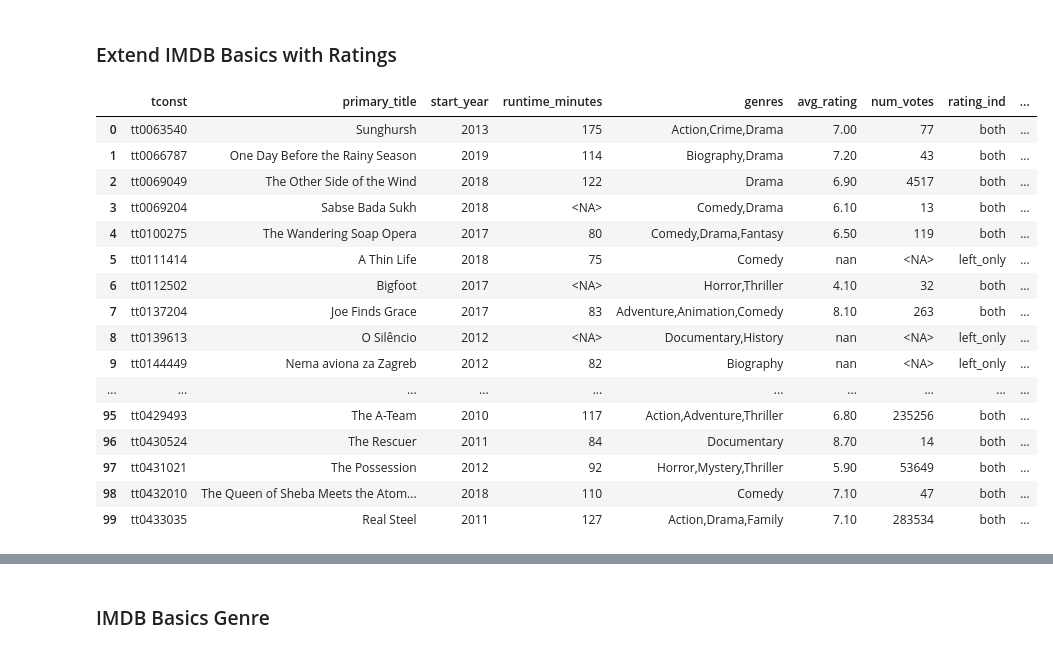
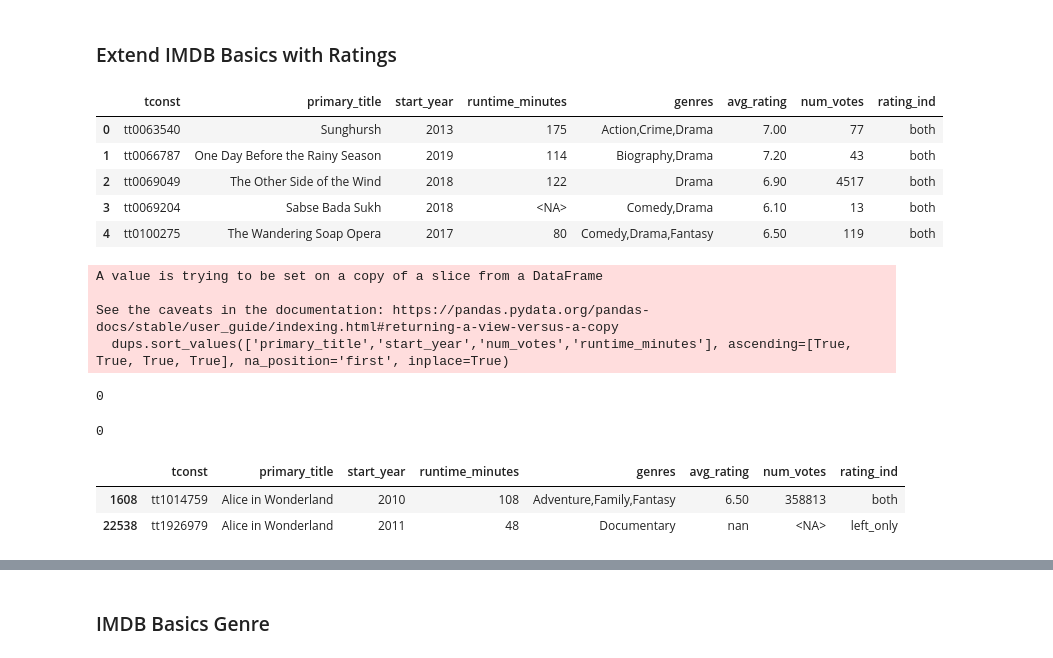
Before and after one commit to cutterback/movie-analysis-project, a Jupyter notebook: movie-analysis.ipynb, the cells around one changed output, grey strips where cells are left out. Saved outputs shown, nothing was run; the diff lists cells and outputs as text; code cells hidden in the pictures.

```diff
--- a/movie-analysis.ipynb
+++ b/movie-analysis.ipynb
@@ -232,29 +288,34 @@ Name: tn_ind, dtype: int64
 # %%
 # Create Movies DF - basics left join to ratings and bom
 movies = imdb_basics.merge(imdb_ratings, how='left', left_on='tconst', right_on='tconst', indicator='rating_ind')
 movies.drop(columns=['original_title'], inplace=True)
-
-movies = movies.merge(bom, how='left', left_on='primary_title', right_on='title', indicator='gross_ind')
-movies.drop(columns=['title','year'], inplace=True)
-
-movies['title_cnt'] = 1
-
-movies.head(100)
+movies.head()
 # %% [output]
-|  | tconst | primary_title | start_year | runtime_minutes | genres | avg_rating | num_votes | rating_ind | ... |
-| 0 | tt0063540 | Sunghursh | 2013 | 175 | Action,Crime,Drama | 7.00 | 77 | both | ... |
-| 1 | tt0066787 | One Day Before the Rainy Season | 2019 | 114 | Biography,Drama | 7.20 | 43 | both | ... |
-| 2 | tt0069049 | The Other Side of the Wind | 2018 | 122 | Drama | 6.90 | 4517 | both | ... |
-| 3 | tt0069204 | Sabse Bada Sukh | 2018 | <NA> | Comedy,Drama | 6.10 | 13 | both | ... |
-| 4 | tt0100275 | The Wandering Soap Opera | 2017 | 80 | Comedy,Drama,Fantasy | 6.50 | 119 | both | ... |
-| 5 | tt0111414 | A Thin Life | 2018 | 75 | Comedy | nan | <NA> | left_only | ... |
-| 6 | tt0112502 | Bigfoot | 2017 | <NA> | Horror,Thriller | 4.10 | 32 | both | ... |
-| 7 | tt0137204 | Joe Finds Grace | 2017 | 83 | Adventure,Animation,Comedy | 8.10 | 263 | both | ... |
-| 8 | tt0139613 | O Silêncio | 2012 | <NA> | Documentary,History | nan | <NA> | left_only | ... |
-| 9 | tt0144449 | Nema aviona za Zagreb | 2012 | 82 | Biography | nan | <NA> | left_only | ... |
-| ... | ... | ... | ... | ... | ... | ... | ... | ... | ... |
-| 95 | tt0429493 | The A-Team | 2010 | 117 | Action,Adventure,Thriller | 6.80 | 235256 | both | ... |
-| 96 | tt0430524 | The Rescuer | 2011 | 84 | Documentary | 8.70 | 14 | both | ... |
-| 97 | tt0431021 | The Possession | 2012 | 92 | Horror,Mystery,Thriller | 5.90 | 53649 | both | ... |
-| 98 | tt0432010 | The Queen of Sheba Meets the Atom... | 2018 | 110 | Comedy | 7.10 | 47 | both | ... |
-| 99 | tt0433035 | Real Steel | 2011 | 127 | Action,Drama,Family | 7.10 | 283534 | both | ... |
+|  | tconst | primary_title | start_year | runtime_minutes | genres | avg_rating | num_votes | rating_ind |
+| 0 | tt0063540 | Sunghursh | 2013 | 175 | Action,Crime,Drama | 7.00 | 77 | both |
+| 1 | tt0066787 | One Day Before the Rainy Season | 2019 | 114 | Biography,Drama | 7.20 | 43 | both |
+| 2 | tt0069049 | The Other Side of the Wind | 2018 | 122 | Drama | 6.90 | 4517 | both |
+| 3 | tt0069204 | Sabse Bada Sukh | 2018 | <NA> | Comedy,Drama | 6.10 | 13 | both |
+| 4 | tt0100275 | The Wandering Soap Opera | 2017 | 80 | Comedy,Drama,Fantasy | 6.50 | 119 | both |
+# %%
+#movies.duplicated(['primary_title','start_year'],keep=False).sum() #3942 dups
+dups = movies[movies.duplicated(subset=['primary_title','start_year'],keep=False)]
+dups.sort_values(['primary_title','start_year','num_votes','runtime_minutes'], ascending=[True, True, True, True], na_position='first', inplace=True)
+dups_remove = dups[dups.duplicated(subset=['primary_title','start_year'],keep='last') == True]
+#dups_keep = dups[dups.duplicated(subset=['primary_title','start_year'],keep='last') == False]
+movies.drop(dups_remove.index, inplace = True)
+
+#Validations
+display(dups_keep.duplicated(['primary_title','start_year'],keep=False).sum())
+display(movies.duplicated(['primary_title','start_year'], keep=False).sum()) #0 dups
+movies[movies['primary_title']=='Alice in Wonderland']
+# %% [output]
+A value is trying to be set on a copy of a slice from a DataFrame
+
+See the caveats in the documentation: https://pandas.pydata.org/pandas-docs/stable/user_guide/indexing.html#returning-a-view-versus-a-copy
+  dups.sort_values(['primary_title','start_year','num_votes','runtime_minutes'], ascending=[True, True, True, True], na_position='first', inplace=True)
+0
+0
+|  | tconst | primary_title | start_year | runtime_minutes | genres | avg_rating | num_votes | rating_ind |
+| 1608 | tt1014759 | Alice in Wonderland | 2010 | 108 | Adventure,Family,Fantasy | 6.50 | 358813 | both |
+| 22538 | tt1926979 | Alice in Wonderland | 2011 | 48 | Documentary | nan | <NA> | left_only |
```
Also changed, not shown: parts of 9 cells of this notebook.
